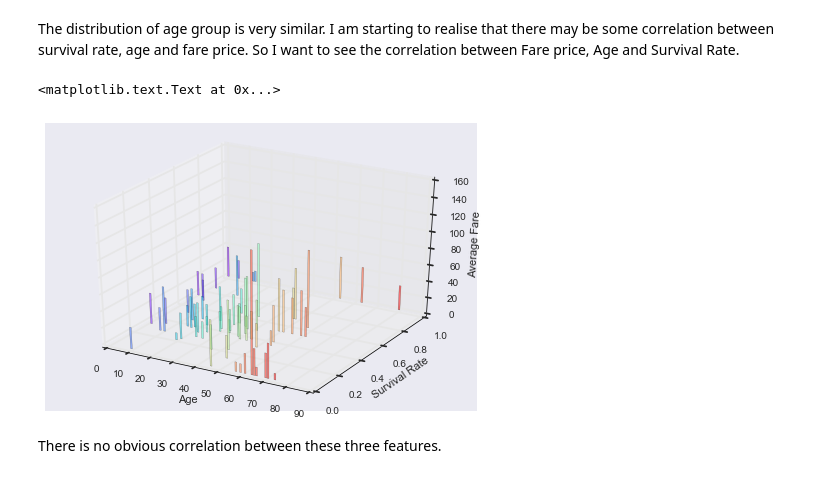
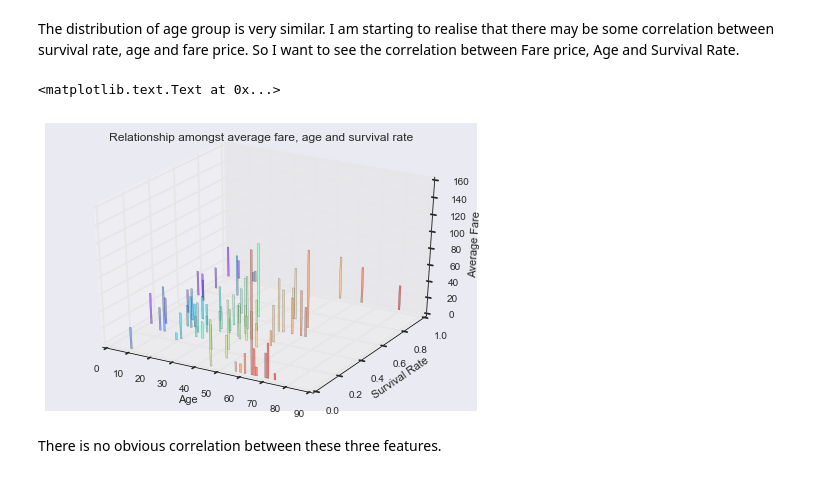
Before and after one commit to jaehee0113/titanic_analysis, a Jupyter notebook: titanic_analysis.ipynb, the cells around one changed output. Saved outputs shown, nothing was run; the diff lists cells and outputs as text; code cells hidden in the pictures.

```diff
--- a/titanic_analysis.ipynb
+++ b/titanic_analysis.ipynb
@@ -194,14 +194,15 @@ The distribution of age group is very similar. I am starting to realise that the
 # %%
 average_fare_paid_by_age = get_survival_rate_of('Age', necessary_titanic_df, ["Age", "Fare", "Survived"])
 fig = plt.figure()
 ax = Axes3D(fig)
 ax.bar(average_fare_paid_by_age['Age'], average_fare_paid_by_age['Fare'], average_fare_paid_by_age['Survived'], zdir='y', color=cm.rainbow(np.linspace(0, 1, len(average_fare_paid_by_age['Fare']))),alpha=0.5)
 ax.set_xlabel('Age')
 ax.set_ylabel('Survival Rate')
 ax.set_zlabel('Average Fare')
+ax.set_title("Relationship amongst average fare, age and survival rate")
 # %% [output]
 <matplotlib.text.Text at 0x...>
-[figure, old version]
+[figure, new version]
 # %% [markdown]
 There is no obvious correlation between these three features.
 # %% [markdown]
```
Also changed, not shown: parts of 5 cells of this notebook.
